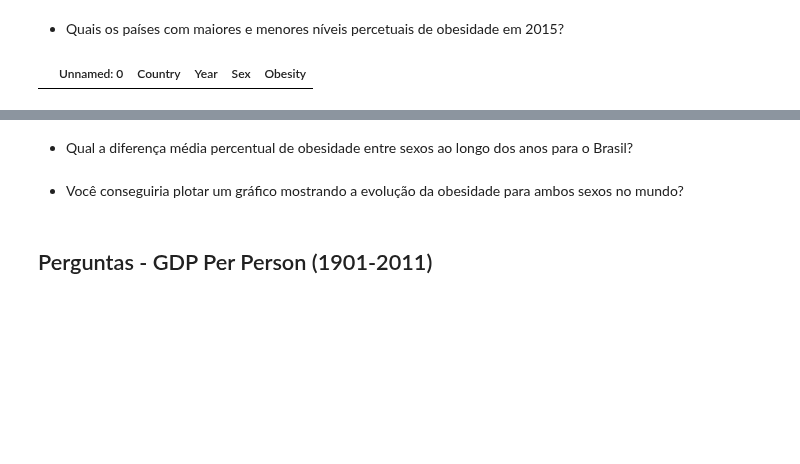
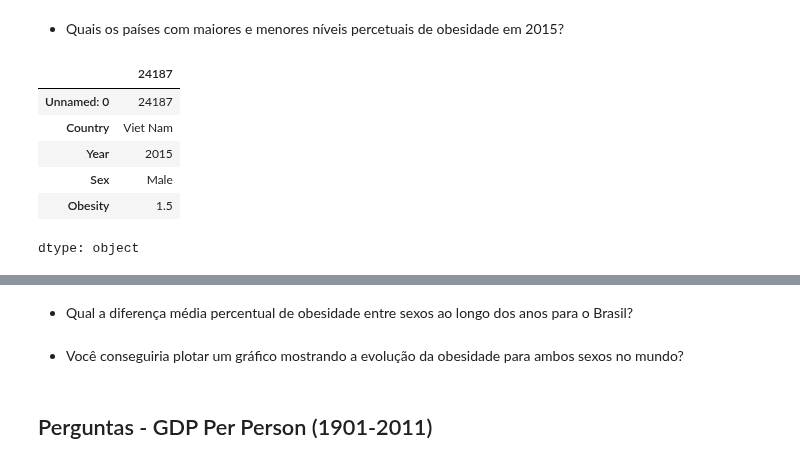
Before and after one commit to Rodrigo-Perico/DataScience, a Jupyter notebook: Projeto_Análise_de_dados.ipynb, the cells around one changed output, grey strips where cells are left out. Cells and saved outputs as stored; diff of their text form; code cells hidden in the pictures; blank space fills up the shorter version.

```diff
--- a/Projeto_Análise_de_dados.ipynb
+++ b/Projeto_Análise_de_dados.ipynb
@@ -16,7 +16,7 @@ import numpy as np
 # %% [markdown]
 ## Perguntas - Obesity among adults by country, 1975-2016
 # %%
-df = pd.read_csv("obesity_cleaned.csv")
+df = pd.read_csv("obesity-cleaned.csv")
 # %%
 df.sample(10)
 # %% [output]
@@ -84,6 +99,16 @@ TypeError: unhashable type: 'slice'
 # %% [markdown]
 - Quais os países com maiores e menores níveis percetuais de obesidade em 2015?
-# %%
-df[df["Obesity"] == 2015].groupby(["Country", "Obesity"])
-# %% [output]
-|  | Unnamed: 0 | Country | Year | Sex | Obesity |
+# %%
+df2015 = df[df["Year"] ==  2015]
+
+menor_obesidade = df2015.loc[df2015['Obesity'].idxmin()]
+
+menor_obesidade
+# %% [output]
+|  | 24187 |
+| Unnamed: 0 | 24187 |
+| Country | Viet Nam |
+| Year | 2015 |
+| Sex | Male |
+| Obesity | 1.5 |
+dtype: object
```
Also changed, not shown: parts of 5 cells of this notebook.
